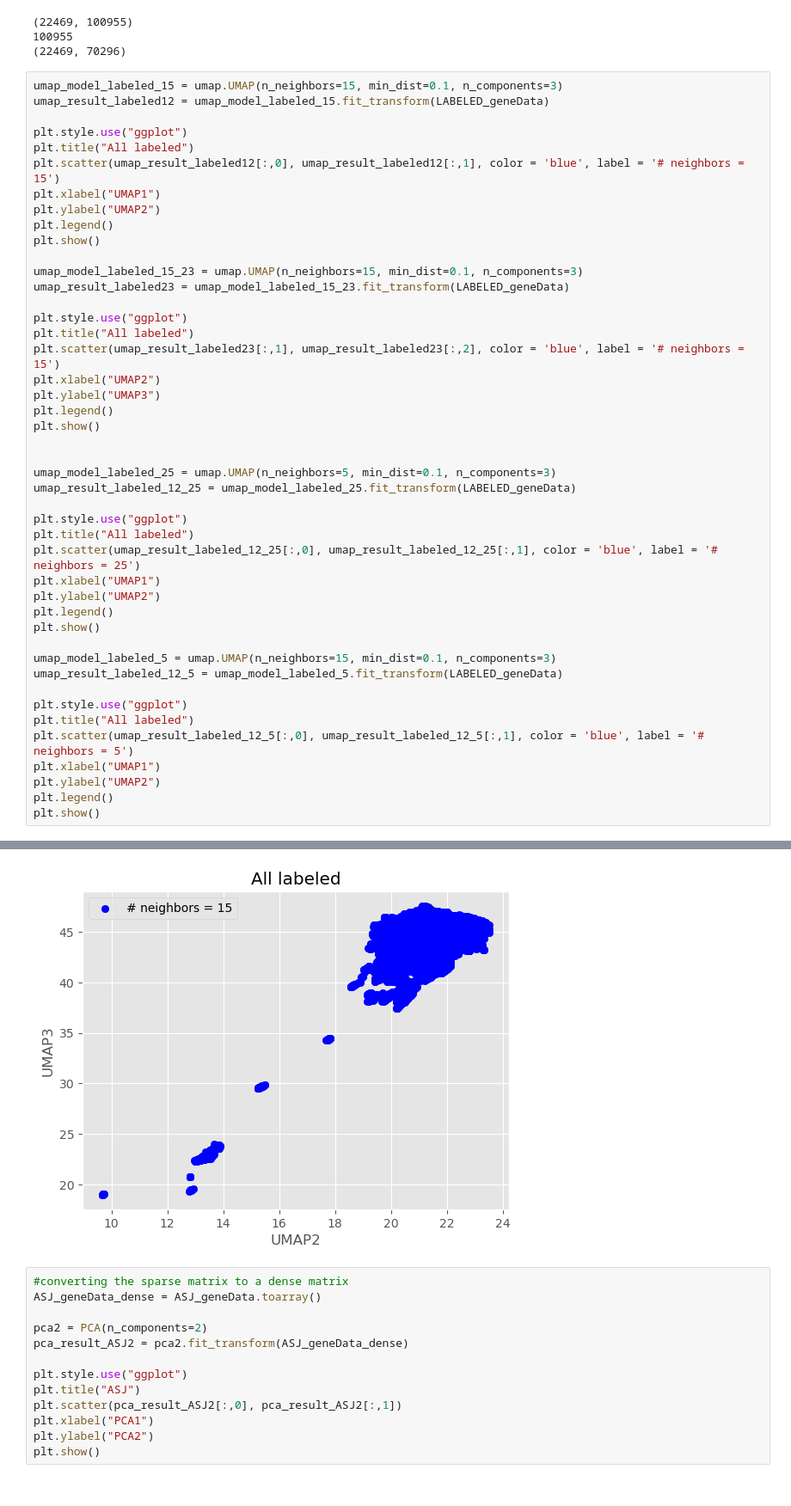
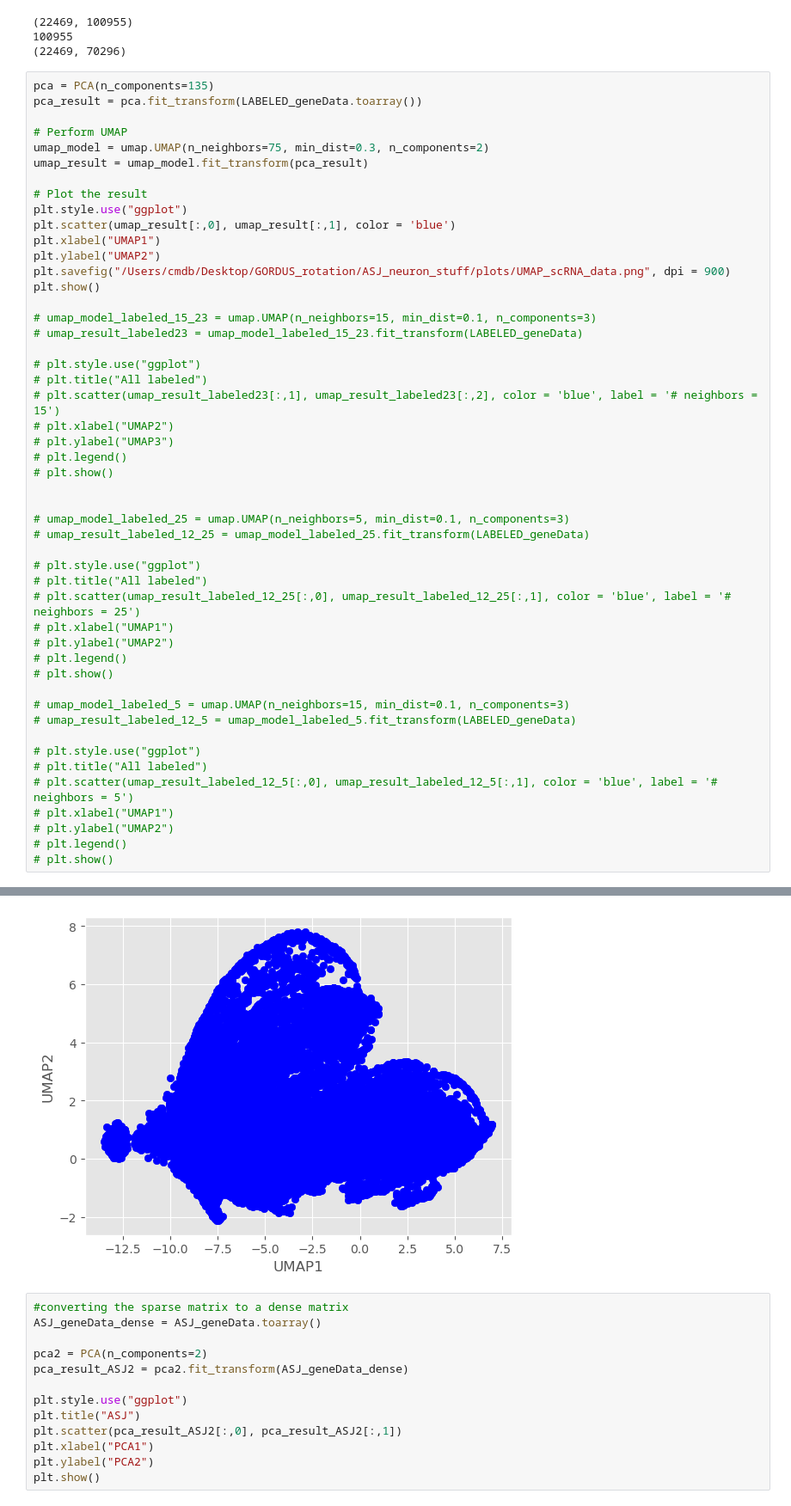
Before and after one commit to lanceman999/Gordus_scripts, a Jupyter notebook: ASJ_neuron/ASJ_scRNA_PCA.ipynb, the cells around one changed output, grey strips where cells are left out. Shown at 86% size. Drawn from its saved outputs; the diff is of its cells as text.

```diff
--- a/ASJ_neuron/ASJ_scRNA_PCA.ipynb
+++ b/ASJ_neuron/ASJ_scRNA_PCA.ipynb
@@ -150,48 +132,52 @@ print(LABELED_geneData.shape) # 70296 cells out of the 100955 cells are labeled
 100955
 (22469, 70296)
 # %%
-umap_model_labeled_15 = umap.UMAP(n_neighbors=15, min_dist=0.1, n_components=3)
-umap_result_labeled12 = umap_model_labeled_15.fit_transform(LABELED_geneData)
+pca = PCA(n_components=135)
+pca_result = pca.fit_transform(LABELED_geneData.toarray())
 
+# Perform UMAP
+umap_model = umap.UMAP(n_neighbors=75, min_dist=0.3, n_components=2)
+umap_result = umap_model.fit_transform(pca_result)
+
+# Plot the result
 plt.style.use("ggplot")
-plt.title("All labeled")
-plt.scatter(umap_result_labeled12[:,0], umap_result_labeled12[:,1], color = 'blue', label = '# neighbors = 15')
+plt.scatter(umap_result[:,0], umap_result[:,1], color = 'blue')
 plt.xlabel("UMAP1")
 plt.ylabel("UMAP2")
-plt.legend()
+plt.savefig("/Users/cmdb/Desktop/GORDUS_rotation/ASJ_neuron_stuff/plots/UMAP_scRNA_data.png", dpi = 900)
 plt.show()
 
-umap_model_labeled_15_23 = umap.UMAP(n_neighbors=15, min_dist=0.1, n_components=3)
-umap_result_labeled23 = umap_model_labeled_15_23.fit_transform(LABELED_geneData)
+# umap_model_labeled_15_23 = umap.UMAP(n_neighbors=15, min_dist=0.1, n_components=3)
+# umap_result_labeled23 = umap_model_labeled_15_23.fit_transform(LABELED_geneData)
 
-plt.style.use("ggplot")
-plt.title("All labeled")
-plt.scatter(umap_result_labeled23[:,1], umap_result_labeled23[:,2], color = 'blue', label = '# neighbors = 15')
-plt.xlabel("UMAP2")
-plt.ylabel("UMAP3")
-plt.legend()
-plt.show()
+# plt.style.use("ggplot")
+# plt.title("All labeled")
+# plt.scatter(umap_result_labeled23[:,1], umap_result_labeled23[:,2], color = 'blue', label = '# neighbors = 15')
+# plt.xlabel("UMAP2")
+# plt.ylabel("UMAP3")
+# plt.legend()
+# plt.show()
 
 
-umap_model_labeled_25 = umap.UMAP(n_neighbors=5, min_dist=0.1, n_components=3)
-umap_result_labeled_12_25 = umap_model_labeled_25.fit_transform(LABELED_geneData)
+# umap_model_labeled_25 = umap.UMAP(n_neighbors=5, min_dist=0.1, n_components=3)
+# umap_result_labeled_12_25 = umap_model_labeled_25.fit_transform(LABELED_geneData)
 
-plt.style.use("ggplot")
-plt.title("All labeled")
-plt.scatter(umap_result_labeled_12_25[:,0], umap_result_labeled_12_25[:,1], color = 'blue', label = '# neighbors = 25')
-plt.xlabel("UMAP1")
-plt.ylabel("UMAP2")
-plt.legend()
-plt.show()
+# plt.style.use("ggplot")
+# plt.title("All labeled")
+# plt.scatter(umap_result_labeled_12_25[:,0], umap_result_labeled_12_25[:,1], color = 'blue', label = '# neighbors = 25')
+# plt.xlabel("UMAP1")
+# plt.ylabel("UMAP2")
+# plt.legend()
+# plt.show()
 
-umap_model_labeled_5 = umap.UMAP(n_neighbors=15, min_dist=0.1, n_components=3)
-umap_result_labeled_12_5 = umap_model_labeled_5.fit_transform(LABELED_geneData)
+# umap_model_labeled_5 = umap.UMAP(n_neighbors=15, min_dist=0.1, n_components=3)
+# umap_result_labeled_12_5 = umap_model_labeled_5.fit_transform(LABELED_geneData)
 
-plt.style.use("ggplot")
-plt.title("All labeled")
-plt.scatter(umap_result_labeled_12_5[:,0], umap_result_labeled_12_5[:,1], color = 'blue', label = '# neighbors = 5')
-plt.xlabel("UMAP1")
-plt.ylabel("UMAP2")
-plt.legend()
-plt.show()
+# plt.style.use("ggplot")
+# plt.title("All labeled")
+# plt.scatter(umap_result_labeled_12_5[:,0], umap_result_labeled_12_5[:,1], color = 'blue', label = '# neighbors = 5')
+# plt.xlabel("UMAP1")
+# plt.ylabel("UMAP2")
+# plt.legend()
+# plt.show()
 # %% [output]
@@ -199,4 +184,4 @@ OMP: Info #276: omp_set_nested routine deprecated, please use omp_set_max_active
-[figure, old version]
+[figure, new version]
 # %%
 #converting the sparse matrix to a dense matrix
 ASJ_geneData_dense = ASJ_geneData.toarray()
```
Also changed, not shown: parts of 2 cells of this notebook.
